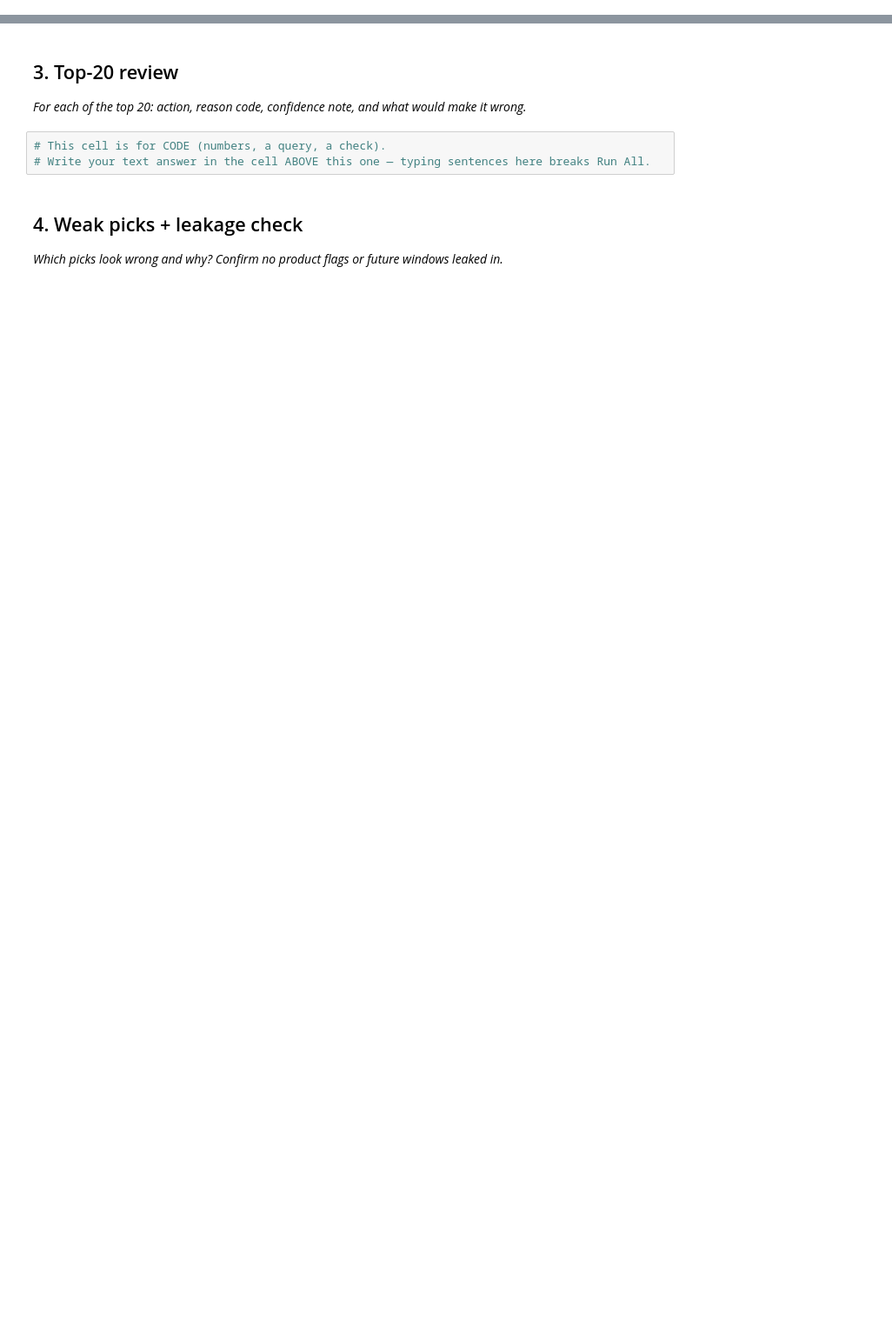
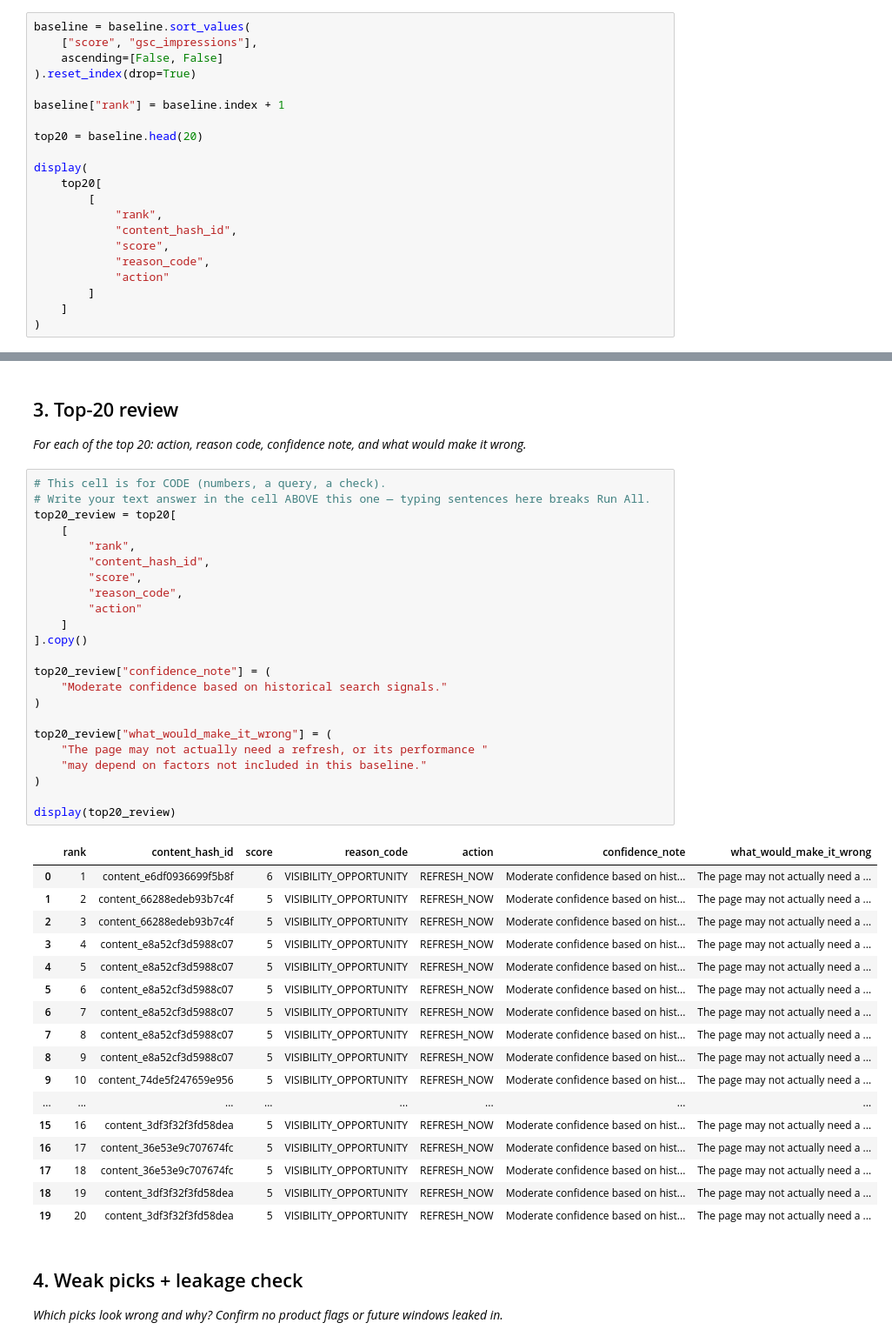
Before and after one commit to Nandini1313-cloud/flyrank-ml1-internship, a Jupyter notebook: work/notebooks/w04_baseline_score.ipynb, the cells around one changed output, grey strips where cells are left out. Shown at 87% size. Cells and saved outputs as stored; diff of their text form; blank space fills up the shorter version.

```diff
--- a/work/notebooks/w04_baseline_score.ipynb
+++ b/work/notebooks/w04_baseline_score.ipynb
@@ -22,0 +589,21 @@ This skeleton is yours to fill. Work the sections **in order** — each one has
+# %%
+baseline = baseline.sort_values(
+    ["score", "gsc_impressions"],
+    ascending=[False, False]
+).reset_index(drop=True)
+
+baseline["rank"] = baseline.index + 1
+
+top20 = baseline.head(20)
+
+display(
+    top20[
+        [
+            "rank",
+            "content_hash_id",
+            "score",
+            "reason_code",
+            "action"
+        ]
+    ]
+)
@@ -27,6 +660,44 @@ This skeleton is yours to fill. Work the sections **in order** — each one has
 # %%
 # This cell is for CODE (numbers, a query, a check).
 # Write your text answer in the cell ABOVE this one — typing sentences here breaks Run All.
+top20_review = top20[
+    [
+        "rank",
+        "content_hash_id",
+        "score",
+        "reason_code",
+        "action"
+    ]
+].copy()
+
+top20_review["confidence_note"] = (
+    "Moderate confidence based on historical search signals."
+)
+
+top20_review["what_would_make_it_wrong"] = (
+    "The page may not actually need a refresh, or its performance "
+    "may depend on factors not included in this baseline."
+)
+
+display(top20_review)
+# %% [output]
+|  | rank | content_hash_id | score | reason_code | action | confidence_note | what_would_make_it_wrong |
+| 0 | 1 | content_e6df0936699f5b8f | 6 | VISIBILITY_OPPORTUNITY | REFRESH_NOW | Moderate confidence based on hist... | The page may not actually need a ... |
+| 1 | 2 | content_66288edeb93b7c4f | 5 | VISIBILITY_OPPORTUNITY | REFRESH_NOW | Moderate confidence based on hist... | The page may not actually need a ... |
+| 2 | 3 | content_66288edeb93b7c4f | 5 | VISIBILITY_OPPORTUNITY | REFRESH_NOW | Moderate confidence based on hist... | The page may not actually need a ... |
+| 3 | 4 | content_e8a52cf3d5988c07 | 5 | VISIBILITY_OPPORTUNITY | REFRESH_NOW | Moderate confidence based on hist... | The page may not actually need a ... |
+| 4 | 5 | content_e8a52cf3d5988c07 | 5 | VISIBILITY_OPPORTUNITY | REFRESH_NOW | Moderate confidence based on hist... | The page may not actually need a ... |
+| 5 | 6 | content_e8a52cf3d5988c07 | 5 | VISIBILITY_OPPORTUNITY | REFRESH_NOW | Moderate confidence based on hist... | The page may not actually need a ... |
+| 6 | 7 | content_e8a52cf3d5988c07 | 5 | VISIBILITY_OPPORTUNITY | REFRESH_NOW | Moderate confidence based on hist... | The page may not actually need a ... |
+| 7 | 8 | content_e8a52cf3d5988c07 | 5 | VISIBILITY_OPPORTUNITY | REFRESH_NOW | Moderate confidence based on hist... | The page may not actually need a ... |
+| 8 | 9 | content_e8a52cf3d5988c07 | 5 | VISIBILITY_OPPORTUNITY | REFRESH_NOW | Moderate confidence based on hist... | The page may not actually need a ... |
+| 9 | 10 | content_74de5f247659e956 | 5 | VISIBILITY_OPPORTUNITY | REFRESH_NOW | Moderate confidence based on hist... | The page may not actually need a ... |
+| ... | ... | ... | ... | ... | ... | ... | ... |
+| 15 | 16 | content_3df3f32f3fd58dea | 5 | VISIBILITY_OPPORTUNITY | REFRESH_NOW | Moderate confidence based on hist... | The page may not actually need a ... |
+| 16 | 17 | content_36e53e9c707674fc | 5 | VISIBILITY_OPPORTUNITY | REFRESH_NOW | Moderate confidence based on hist... | The page may not actually need a ... |
+| 17 | 18 | content_36e53e9c707674fc | 5 | VISIBILITY_OPPORTUNITY | REFRESH_NOW | Moderate confidence based on hist... | The page may not actually need a ... |
+| 18 | 19 | content_3df3f32f3fd58dea | 5 | VISIBILITY_OPPORTUNITY | REFRESH_NOW | Moderate confidence based on hist... | The page may not actually need a ... |
+| 19 | 20 | content_3df3f32f3fd58dea | 5 | VISIBILITY_OPPORTUNITY | REFRESH_NOW | Moderate confidence based on hist... | The page may not actually need a ... |
 # %% [markdown]
 ## 4. Weak picks + leakage check
 
```
Also changed, not shown: parts of 36 cells of this notebook.
